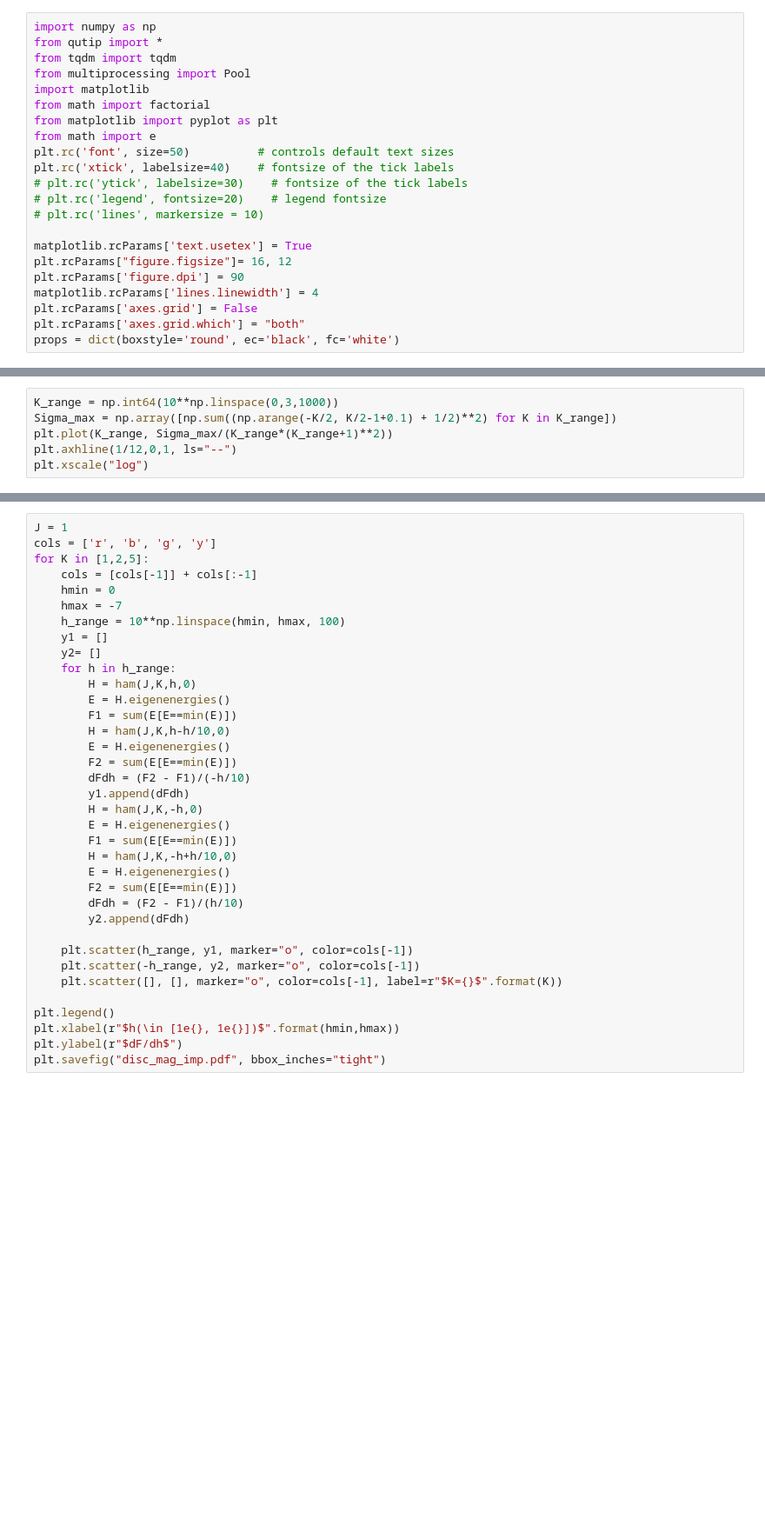
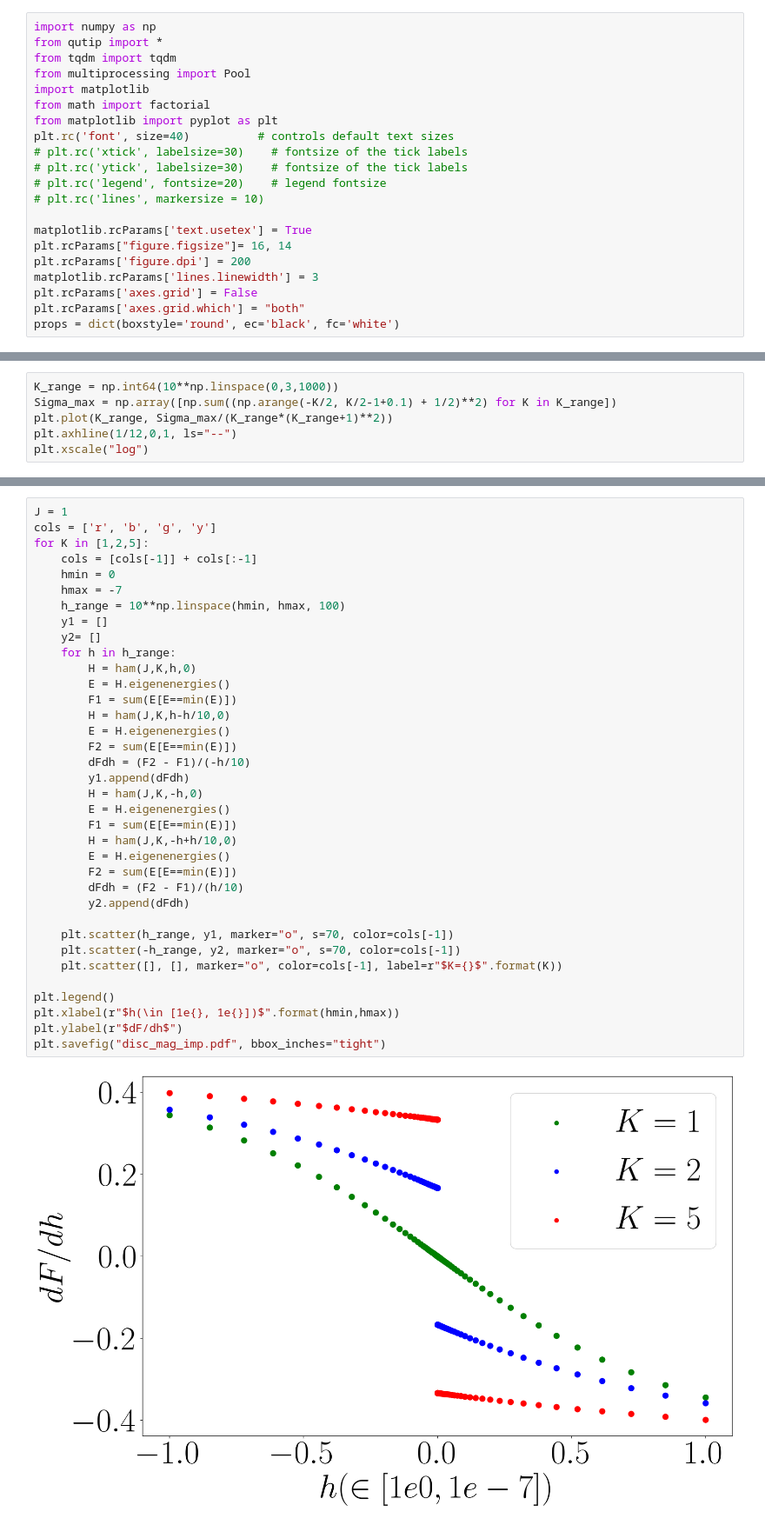
Before and after one commit to abhirup-m/Multichannel-Kondo-Project, a Jupyter notebook: numerics/chi.ipynb, the cells around one changed output, grey strips where cells are left out. Shown at 87% size. Cells and saved outputs as stored; diff of their text form; blank space fills up the shorter version.

```diff
--- a/numerics/chi.ipynb
+++ b/numerics/chi.ipynb
@@ -6,17 +6,16 @@ from multiprocessing import Pool
 import matplotlib
 from math import factorial
 from matplotlib import pyplot as plt
-from math import e
-plt.rc('font', size=50)          # controls default text sizes
-plt.rc('xtick', labelsize=40)    # fontsize of the tick labels
+plt.rc('font', size=40)          # controls default text sizes
+# plt.rc('xtick', labelsize=30)    # fontsize of the tick labels
 # plt.rc('ytick', labelsize=30)    # fontsize of the tick labels
 # plt.rc('legend', fontsize=20)    # legend fontsize
 # plt.rc('lines', markersize = 10)
 
 matplotlib.rcParams['text.usetex'] = True
-plt.rcParams["figure.figsize"]= 16, 12
-plt.rcParams['figure.dpi'] = 90
-matplotlib.rcParams['lines.linewidth'] = 4
+plt.rcParams["figure.figsize"]= 16, 14
+plt.rcParams['figure.dpi'] = 200
+matplotlib.rcParams['lines.linewidth'] = 3
 plt.rcParams['axes.grid'] = False
 plt.rcParams['axes.grid.which'] = "both"
 props = dict(boxstyle='round', ec='black', fc='white')
@@ -182,35 +181,37 @@ for K in [1,2,5]:
     cols = [cols[-1]] + cols[:-1]
     hmin = 0
     hmax = -7
     h_range = 10**np.linspace(hmin, hmax, 100)
     y1 = []
     y2= []
     for h in h_range:
         H = ham(J,K,h,0)
         E = H.eigenenergies()
         F1 = sum(E[E==min(E)])
         H = ham(J,K,h-h/10,0)
         E = H.eigenenergies()
         F2 = sum(E[E==min(E)])
         dFdh = (F2 - F1)/(-h/10)
         y1.append(dFdh)
         H = ham(J,K,-h,0)
         E = H.eigenenergies()
         F1 = sum(E[E==min(E)])
         H = ham(J,K,-h+h/10,0)
         E = H.eigenenergies()
         F2 = sum(E[E==min(E)])
         dFdh = (F2 - F1)/(h/10)
         y2.append(dFdh)
 
-    plt.scatter(h_range, y1, marker="o", color=cols[-1])
-    plt.scatter(-h_range, y2, marker="o", color=cols[-1])
+    plt.scatter(h_range, y1, marker="o", s=70, color=cols[-1])
+    plt.scatter(-h_range, y2, marker="o", s=70, color=cols[-1])
     plt.scatter([], [], marker="o", color=cols[-1], label=r"$K={}$".format(K))
 
 plt.legend()
 plt.xlabel(r"$h(\in [1e{}, 1e{}])$".format(hmin,hmax))
 plt.ylabel(r"$dF/dh$")
 plt.savefig("disc_mag_imp.pdf", bbox_inches="tight")
+# %% [output]
+[figure, added]
 # %%
 J = 1
 cols = ['r', 'b', 'g', 'y']
```
Also changed, not shown: parts of 2 cells of this notebook, 13 other files.
